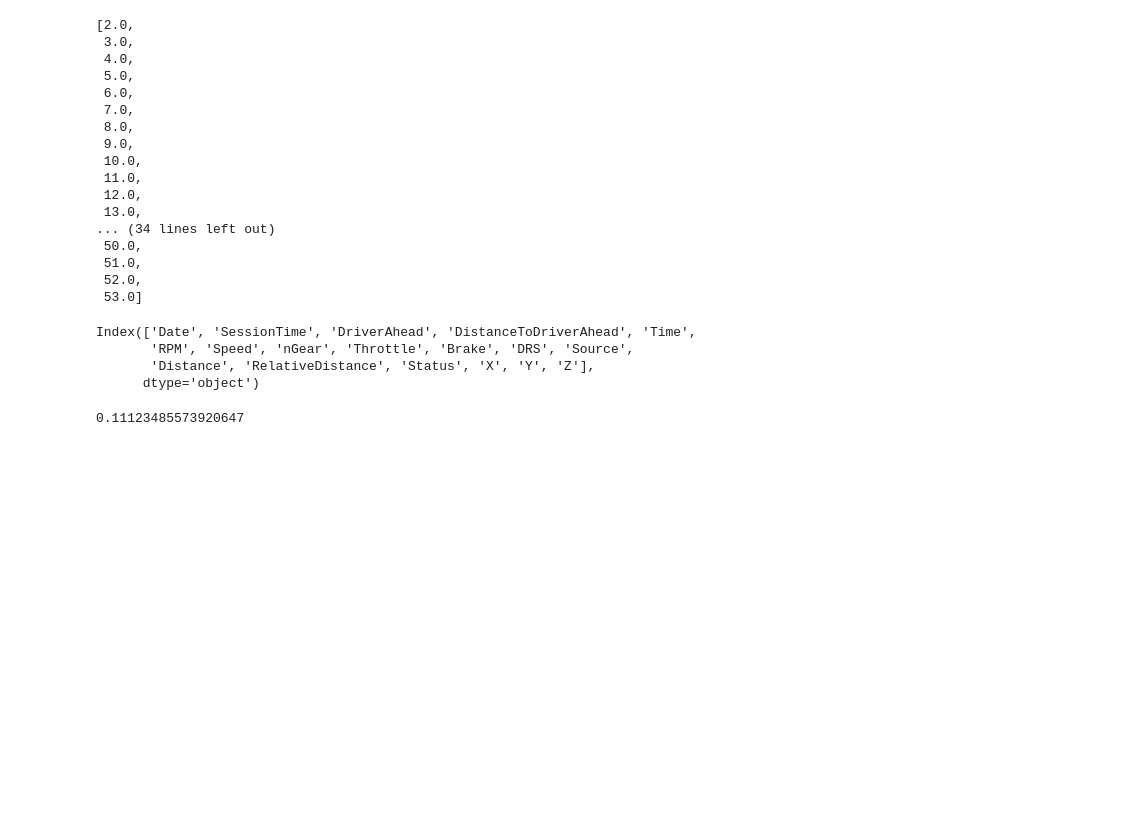
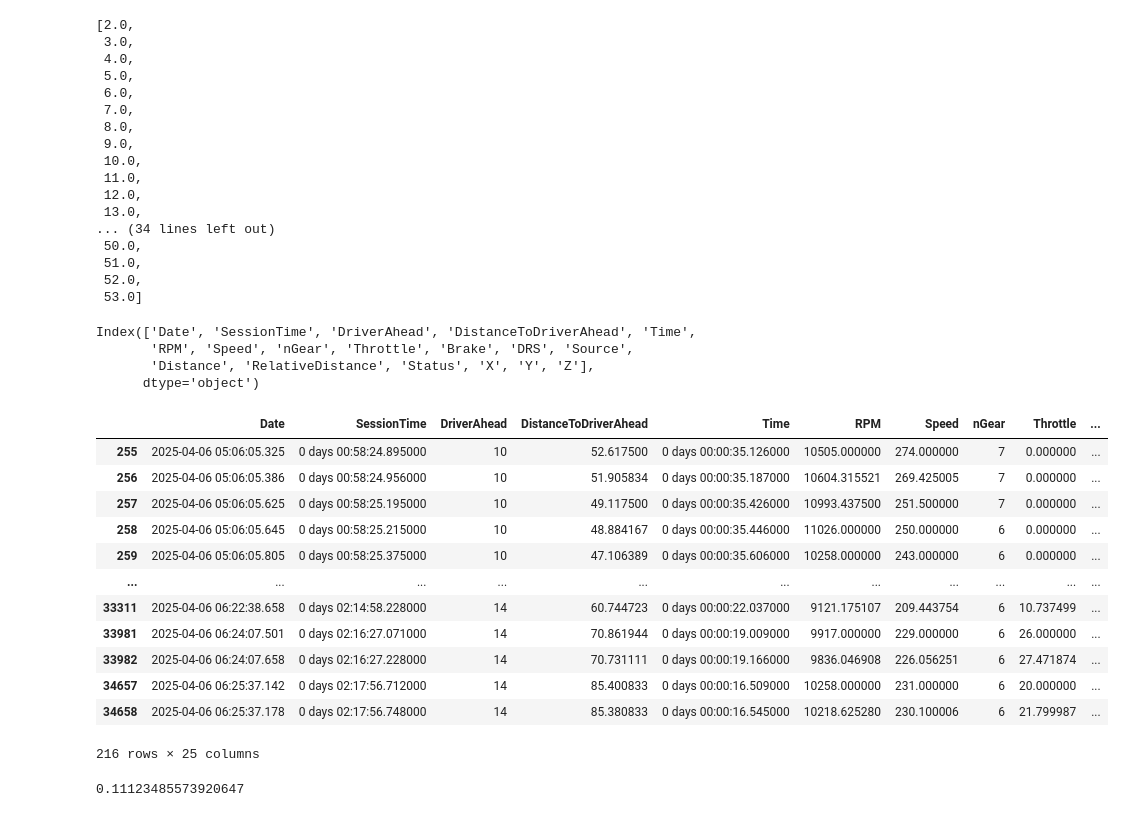
Before and after one commit to OhOmah/F1Revisited, a Jupyter notebook: MaxVSecondSeat.ipynb, the cells around one changed output. Drawn from its saved outputs; the diff is of its cells as text; code cells hidden in the pictures; blank space fills up the shorter version.

```diff
--- a/MaxVSecondSeat.ipynb
+++ b/MaxVSecondSeat.ipynb
@@ -603,13 +603,39 @@ def calculate_brake_consistancy(lap, lap_list):
         # Now Calculate Average Speed at braking
         lap_tel['AvgSpeedBraking'] = lap_tel.groupby('BrakeZone')['Speed'].transform('mean')
 
+        # Calculate braking times and total laptime in seconds
+        lap_tel['TotalTime'] = lap_tel['Time'].iloc[-1].total_seconds()
+        brake_zone = lap_tel['BrakeZone'].dropna().unique().tolist()
+
+        # TODO: fix assignment of brakestartime, right now it's assigning last varible to all.
+        for brake in brake_zone:
+            lap_tel['BrakeStartTime'] = lap_tel[lap_tel['BrakeZone'] == brake].iloc[0]['Time'].total_seconds()
+            lap_tel['BrakeEndTime'] = lap_tel[lap_tel['BrakeZone'] == brake].iloc[-1]['Time'].total_seconds()
+
+        # Normalize Braking starting and end times into percentages of the total laptime
+
         # append data to total telemetry.
         total_tel = pd.concat([total_tel, lap_tel], ignore_index=True)
 
-        # Normalize Braking starting and end times into percentages of the total laptime
-
-
     return total_tel
+# %%
+total_tel = calculate_brake_consistancy(TSU_lap, TSU_lap_list)
+# %%
+total_tel[total_tel['BrakeZone'] == 3]
+# %% [output]
+|  | Date | SessionTime | DriverAhead | DistanceToDriverAhead | Time | RPM | Speed | nGear | Throttle | ... |
+| 255 | 2025-04-06 05:06:05.325 | 0 days 00:58:24.895000 | 10 | 52.617500 | 0 days 00:00:35.126000 | 10505.000000 | 274.000000 | 7 | 0.000000 | ... |
+| 256 | 2025-04-06 05:06:05.386 | 0 days 00:58:24.956000 | 10 | 51.905834 | 0 days 00:00:35.187000 | 10604.315521 | 269.425005 | 7 | 0.000000 | ... |
+| 257 | 2025-04-06 05:06:05.625 | 0 days 00:58:25.195000 | 10 | 49.117500 | 0 days 00:00:35.426000 | 10993.437500 | 251.500000 | 7 | 0.000000 | ... |
+| 258 | 2025-04-06 05:06:05.645 | 0 days 00:58:25.215000 | 10 | 48.884167 | 0 days 00:00:35.446000 | 11026.000000 | 250.000000 | 6 | 0.000000 | ... |
+| 259 | 2025-04-06 05:06:05.805 | 0 days 00:58:25.375000 | 10 | 47.106389 | 0 days 00:00:35.606000 | 10258.000000 | 243.000000 | 6 | 0.000000 | ... |
+| ... | ... | ... | ... | ... | ... | ... | ... | ... | ... | ... |
+| 33311 | 2025-04-06 06:22:38.658 | 0 days 02:14:58.228000 | 14 | 60.744723 | 0 days 00:00:22.037000 | 9121.175107 | 209.443754 | 6 | 10.737499 | ... |
+| 33981 | 2025-04-06 06:24:07.501 | 0 days 02:16:27.071000 | 14 | 70.861944 | 0 days 00:00:19.009000 | 9917.000000 | 229.000000 | 6 | 26.000000 | ... |
+| 33982 | 2025-04-06 06:24:07.658 | 0 days 02:16:27.228000 | 14 | 70.731111 | 0 days 00:00:19.166000 | 9836.046908 | 226.056251 | 6 | 27.471874 | ... |
+| 34657 | 2025-04-06 06:25:37.142 | 0 days 02:17:56.712000 | 14 | 85.400833 | 0 days 00:00:16.509000 | 10258.000000 | 231.000000 | 6 | 20.000000 | ... |
+| 34658 | 2025-04-06 06:25:37.178 | 0 days 02:17:56.748000 | 14 | 85.380833 | 0 days 00:00:16.545000 | 10218.625280 | 230.100006 | 6 | 21.799987 | ... |
+216 rows × 25 columns
 # %%
 ex = TSU_lap[TSU_lap['LapNumber'] == 2].telemetry
 # %%
```
Also changed, not shown: parts of 4 cells of this notebook.
